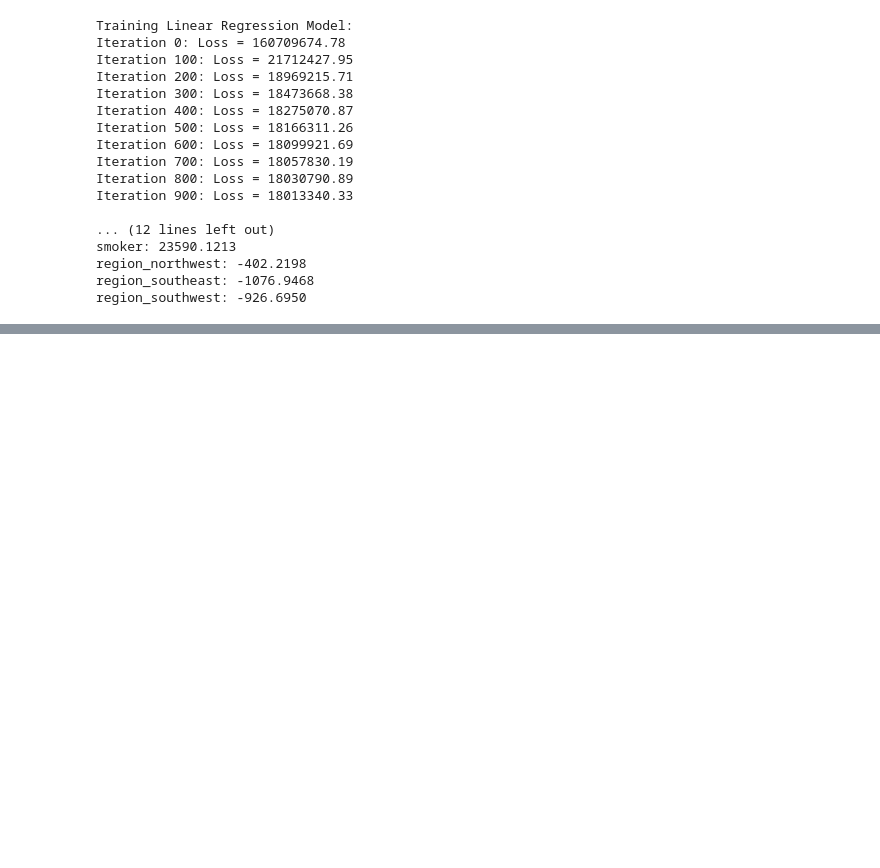
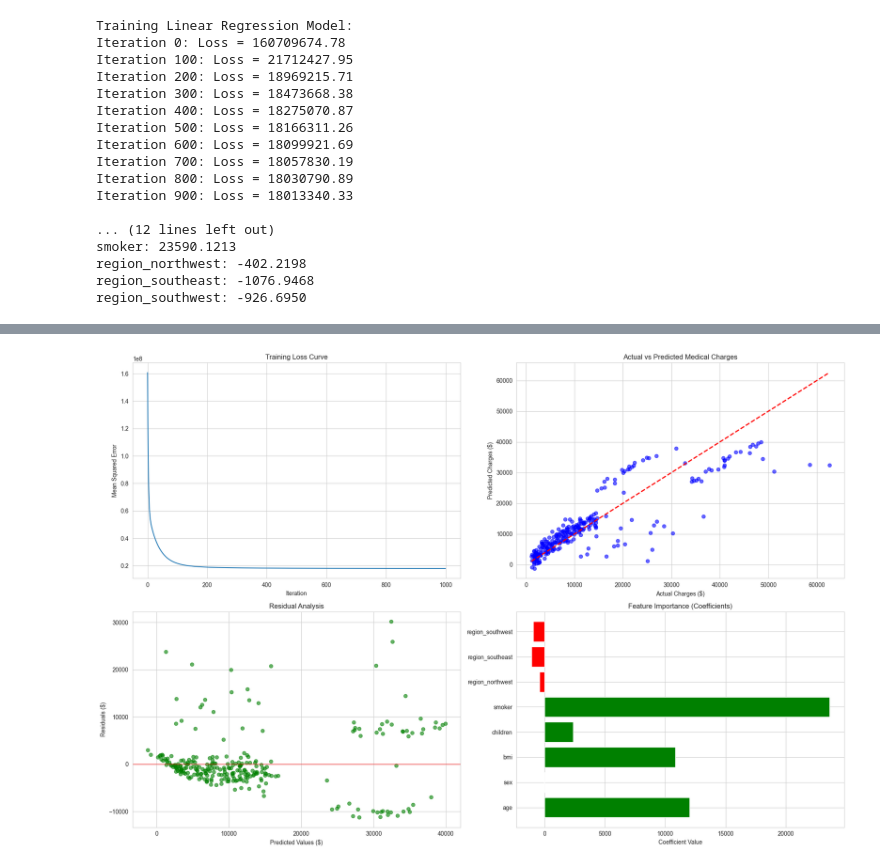
Before and after one commit to Aryan-Kanada/FSM.ML.2, a Jupyter notebook: Main/sample.ipynb, the cells around one changed output, grey strips where cells are left out. Drawn from its saved outputs; the diff is of its cells as text; code cells hidden in the pictures; blank space fills up the shorter version.

Commit message:
Added performance visualizations and insights

```diff
--- a/Main/sample.ipynb
+++ b/Main/sample.ipynb
@@ -184,0 +188,35 @@ region_southwest: -926.6950
+# %%
+plt.figure(figsize=(18, 12))
+plt.subplot(2, 2, 1)
+plt.plot(model.loss_history)
+plt.title('Training Loss Curve')
+plt.xlabel('Iteration')
+plt.ylabel('Mean Squared Error')
+plt.grid(True)
+plt.subplot(2, 2, 2)
+plt.scatter(y_test, y_test_pred, alpha=0.6, color='blue')
+plt.plot([y_test.min(), y_test.max()], [y_test.min(), y_test.max()], 'r--', lw=2)
+plt.title('Actual vs Predicted Medical Charges')
+plt.xlabel('Actual Charges ($)')
+plt.ylabel('Predicted Charges ($)')
+plt.grid(True)
+plt.subplot(2, 2, 3)
+residuals = y_test - y_test_pred
+plt.scatter(y_test_pred, residuals, alpha=0.6, color='green')
+plt.axhline(y=0, color='r', linestyle='-', alpha=0.5)
+plt.title('Residual Analysis')
+plt.xlabel('Predicted Values ($)')
+plt.ylabel('Residuals ($)')
+plt.grid(True)
+plt.subplot(2, 2, 4)
+features = feature_names[1:]
+coefs = model.weights.flatten()[1:]
+colors = ['green' if c > 0 else 'red' for c in coefs]
+plt.barh(features, coefs, color=colors)
+plt.title('Feature Importance (Coefficients)')
+plt.xlabel('Coefficient Value')
+plt.grid(True)
+plt.tight_layout()
+plt.show()
+# %% [output]
+[figure, added]
```
Also changed, not shown: parts of 2 cells of this notebook, 1 other file.
